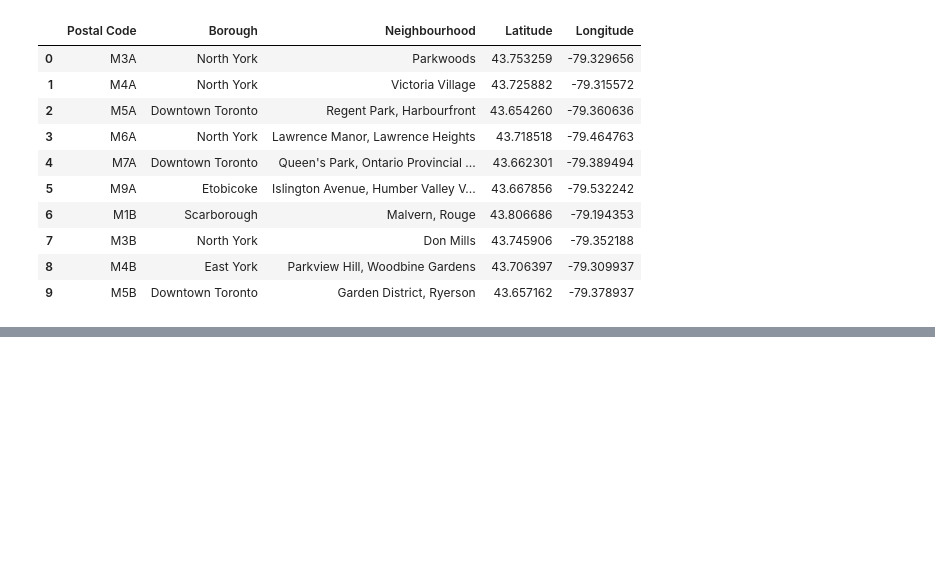
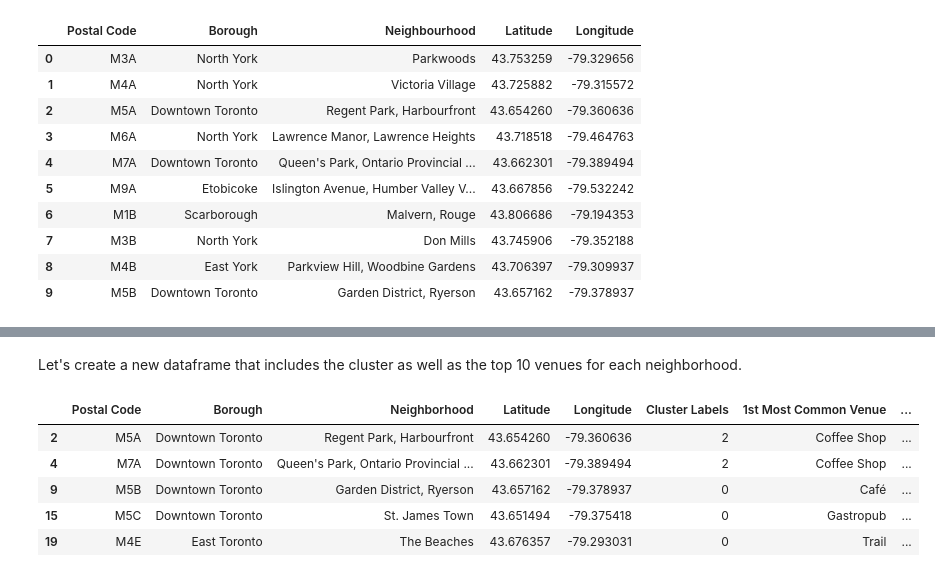
Before and after one commit to Sradje/CourseraCapstone, a Jupyter notebook: Coursera Capstone Project.ipynb, the cells around one changed output, grey strips where cells are left out. Saved outputs shown, nothing was run; the diff lists cells and outputs as text; code cells hidden in the pictures; blank space fills up the shorter version.

```diff
--- a/Coursera Capstone Project.ipynb
+++ b/Coursera Capstone Project.ipynb
@@ -135,0 +450,13 @@ df_merged.head(10)
+# %% [markdown]
+Let's create a new dataframe that includes the cluster as well as the top 10 venues for each neighborhood.
+# %%
+# merge manhattan_grouped with manhattan_data to add latitude/longitude for each neighborhood
+
+toronto_merged.head()
+# %% [output]
+|  | Postal Code | Borough | Neighborhood | Latitude | Longitude | Cluster Labels | 1st Most Common Venue | ... |
+| 2 | M5A | Downtown Toronto | Regent Park, Harbourfront | 43.654260 | -79.360636 | 2 | Coffee Shop | ... |
+| 4 | M7A | Downtown Toronto | Queen's Park, Ontario Provincial ... | 43.662301 | -79.389494 | 2 | Coffee Shop | ... |
+| 9 | M5B | Downtown Toronto | Garden District, Ryerson | 43.657162 | -79.378937 | 0 | Café | ... |
+| 15 | M5C | Downtown Toronto | St. James Town | 43.651494 | -79.375418 | 0 | Gastropub | ... |
+| 19 | M4E | East Toronto | The Beaches | 43.676357 | -79.293031 | 0 | Trail | ... |
```
Also changed, not shown: parts of 37 cells of this notebook.
